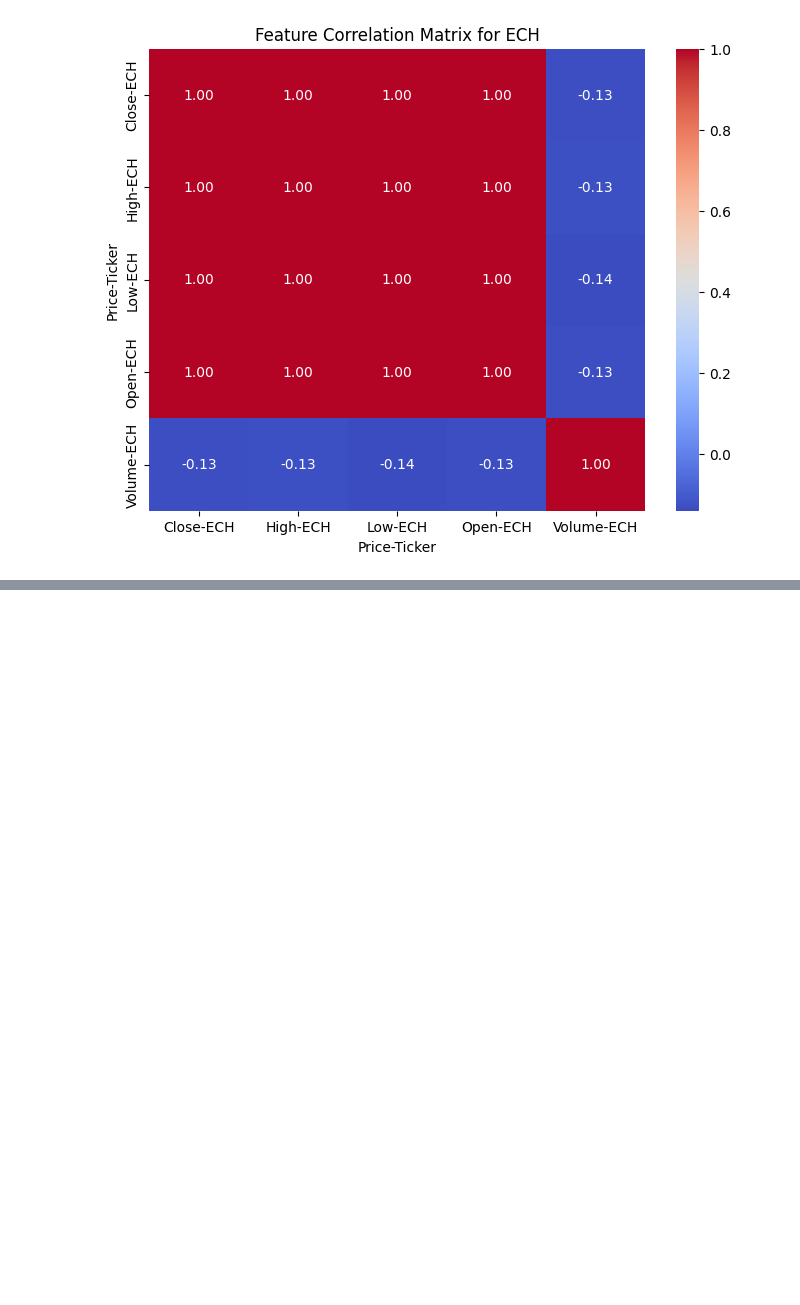
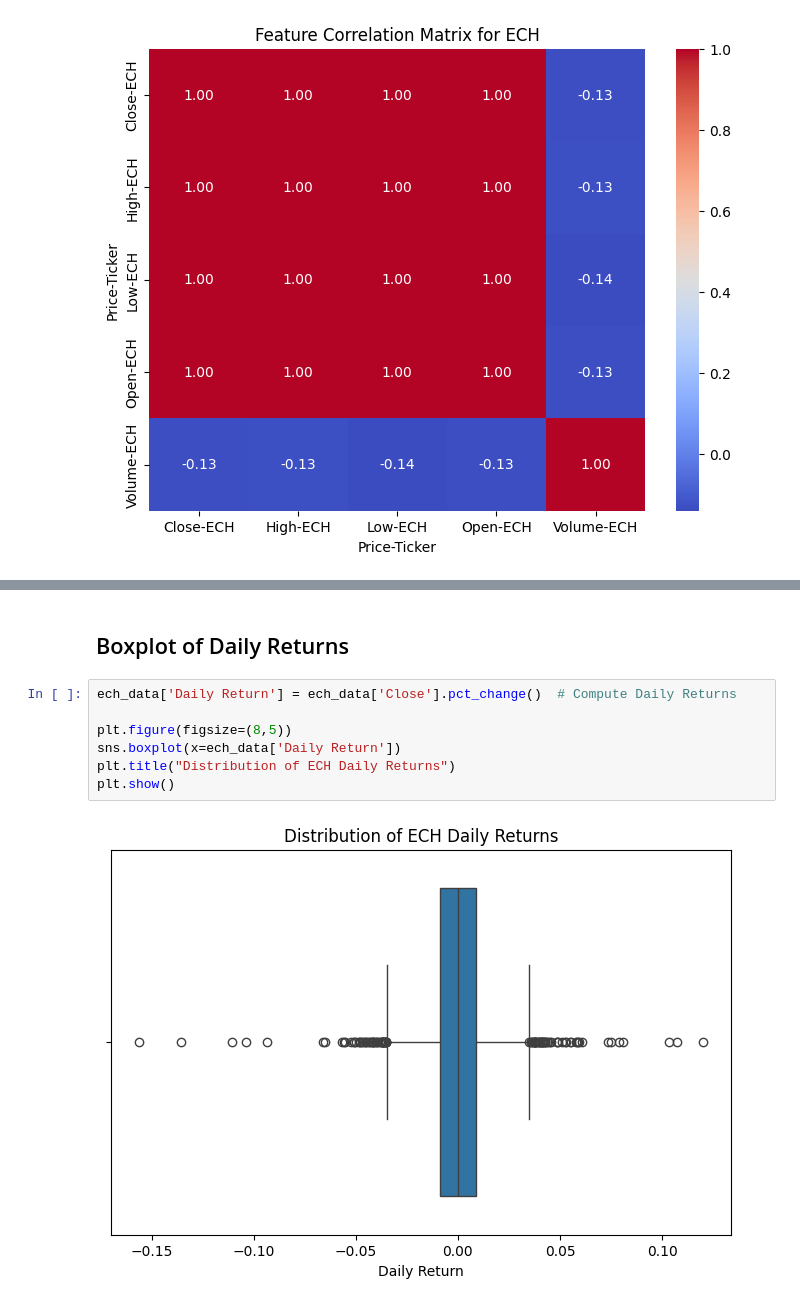
Before and after one commit to nmawulorm/frank-2, a Jupyter notebook: financial_data.ipynb, the cells around one changed output, grey strips where cells are left out. Cells and saved outputs as stored; diff of their text form; blank space fills up the shorter version.

```diff
--- a/financial_data.ipynb
+++ b/financial_data.ipynb
@@ -92,0 +106,11 @@ plt.show()
+# %% [markdown]
+## Boxplot of Daily Returns
+# %%
+ech_data['Daily Return'] = ech_data['Close'].pct_change()  # Compute Daily Returns
+
+plt.figure(figsize=(8,5))
+sns.boxplot(x=ech_data['Daily Return'])
+plt.title("Distribution of ECH Daily Returns")
+plt.show()
+# %% [output]
+[figure, added]
```
Also changed, not shown: parts of 2 cells of this notebook.
